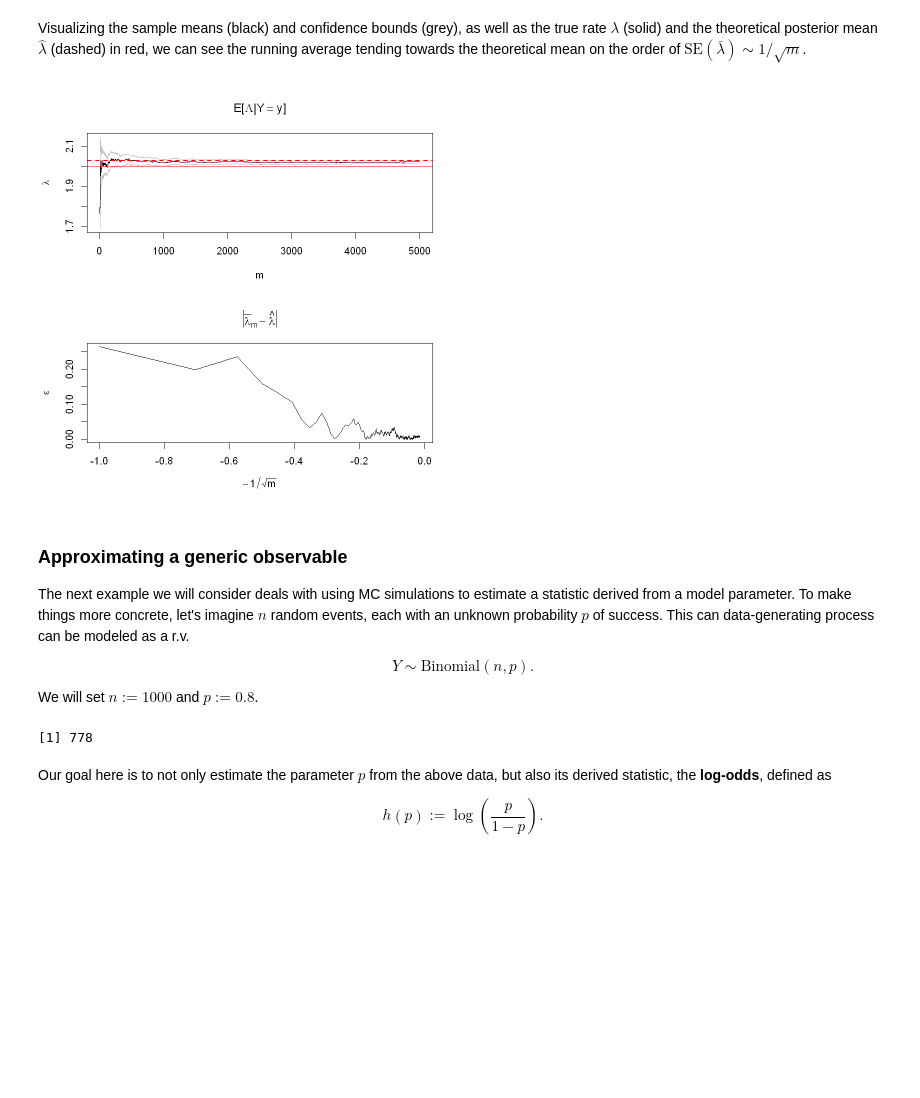
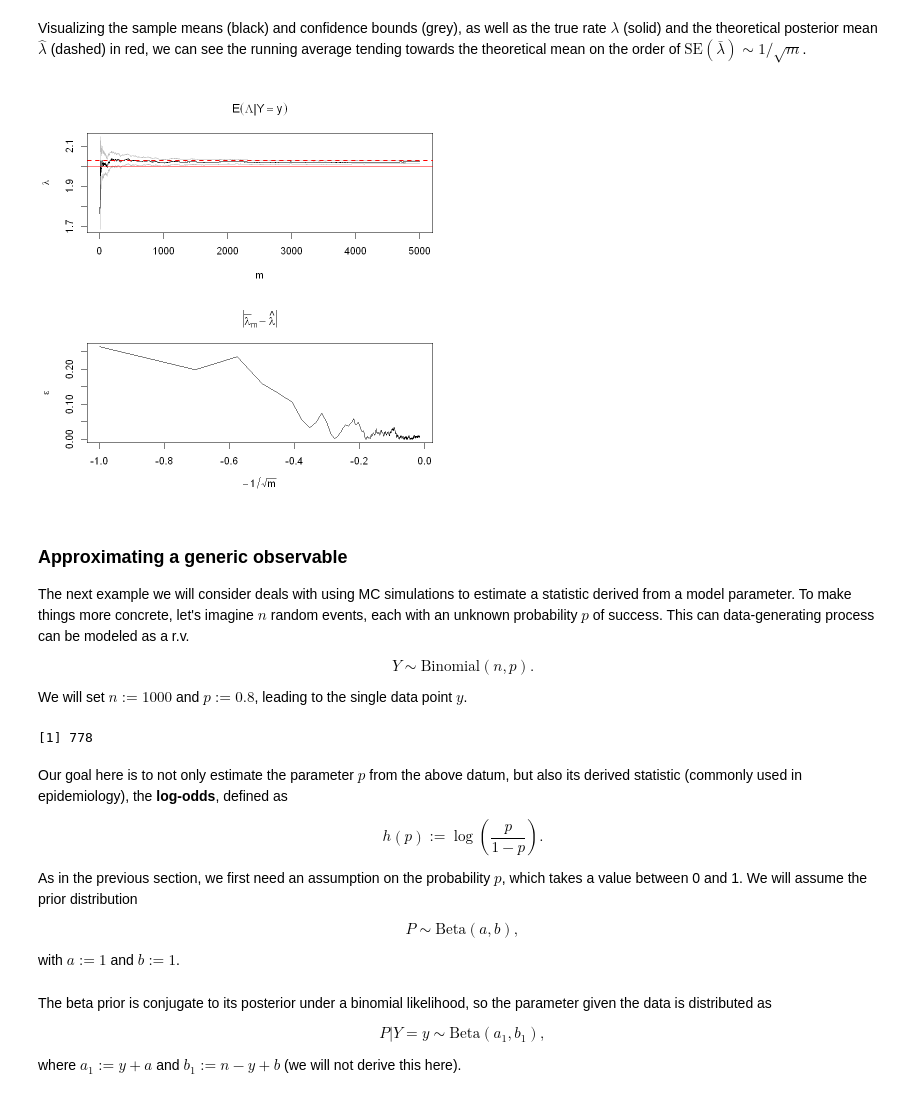
Before and after one commit to mjyshin/math-tutorials, a Jupyter notebook: r-inla/4_bayes_comp.ipynb, the cells around one changed output. Saved outputs shown, nothing was run; the diff lists cells and outputs as text; code cells hidden in the pictures; blank space fills up the shorter version.

Commit message:
Added log-odds section.

```diff
--- a/r-inla/4_bayes_comp.ipynb
+++ b/r-inla/4_bayes_comp.ipynb
@@ -142,15 +142,16 @@ where $s^2$ is the sample variance of the $m$ simulated $\lambda_j$'s from the p
 # %%
 set.seed(3)
 N <- 5000
+M <- 1
 ms <- integer(N)
 lambdabars <- numeric(N)
 ses <- numeric(N)
-lambdas <- rgamma(n=1, shape=a1, rate=b1)
+lambdas <- NULL
 for (i in 1:N) {
-    ms[i] <- i
+    ms[i] <- M*i
+    lambdas <- append(lambdas, rgamma(n=M, shape=a1, rate=b1))
     lambdabars[i] <- mean(lambdas)
     ses[i] <- sqrt(var(lambdas)/ms[i])
-    lambdas <- append(lambdas, rgamma(n=1, shape=a1, rate=b1))
 }
 us <- lambdabars + 1.96*ses
 ls <- lambdabars - 1.96*ses
@@ -159,17 +160,17 @@ Visualizing the sample means (black) and confidence bounds (grey), as well as th
 # %%
 par(mfrow=c(2,1))
 plot(ms, us, col="grey", xlab="m", ylab=expression(lambda),
-     main=expression(paste("E[", Lambda, "|", Y==y, "]")),
+     main=expression("E"(Lambda *"|"* Y==y)),
      ylim=c(min(ls, na.rm=T), max(us, na.rm=T)), type="l")
 lines(ms, ls, col="grey")
 lines(ms, lambdabars)
 abline(h=lambda, col="red")
 abline(h=lambdahat, col="red", lwd=2, lty=2)
-plot(-1/sqrt(ms), abs(lambdabars - lambdahat), type="l",
+plot(-1/sqrt(ms), abs(lambdabars-lambdahat), type="l",
      xlab=expression(-1/sqrt(m)), ylab=expression(epsilon),
      main=expression(abs(bar(lambda)[m] - hat(lambda))))
 # %% [output]
-[figure, old version]
+[figure, new version]
 # %% [markdown]
 ### Approximating a generic observable
 
@@ -179,7 +180,7 @@ $$
 Y \sim \text{Binomial}(n,p).
 $$
 
-We will set $n := 1000$ and $p := 0.8$.
+We will set $n := 1000$ and $p := 0.8$, leading to the single data point $y$.
 # %%
 set.seed(4)
 n <- 1000
@@ -189,8 +190,16 @@ print(y)
 # %% [output]
 [1] 778
 # %% [markdown]
-Our goal here is to not only estimate the parameter $p$ from the above data, but also its derived statistic, the **log-odds**, defined as
+Our goal here is to not only estimate the parameter $p$ from the above datum, but also its derived statistic (commonly used in epidemiology), the **log-odds**, defined as
 
 $$
 h(p) := \log\left(\frac{p}{1-p}\right).
 $$
+
+As in the previous section, we first need an assumption on the probability $p$, which takes a value between 0 and 1. We will assume the prior distribution
+
+$$
+P \sim \text{Beta}(a,b),
+$$
+
+with $a := 1$ and $b := 1$.
@@ -196,0 +209,8 @@ $$
+# %% [markdown]
+The beta prior is conjugate to its posterior under a binomial likelihood, so the parameter given the data is distributed as
+
+$$
+P \vert Y=y \sim \text{Beta}(a_1,b_1),
+$$
+
+where $a_1 := y+a$ and $b_1 := n-y+b$ (we will not derive this here).
```
Also changed, not shown: parts of 14 cells of this notebook.
